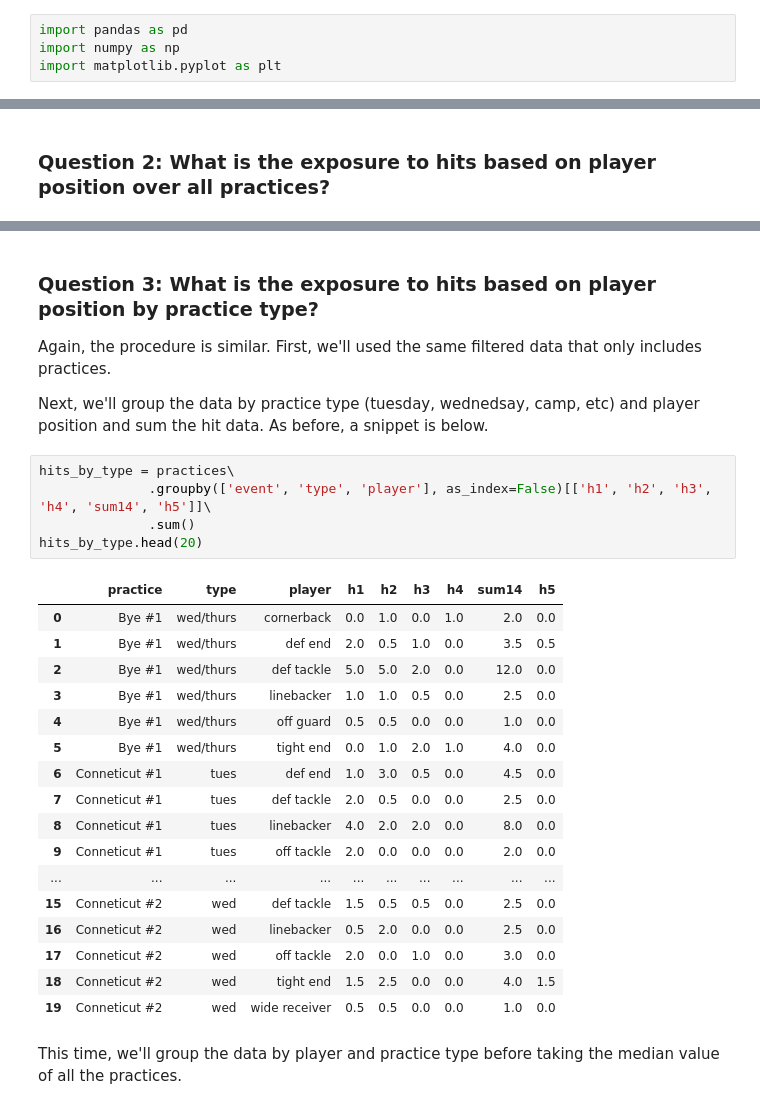
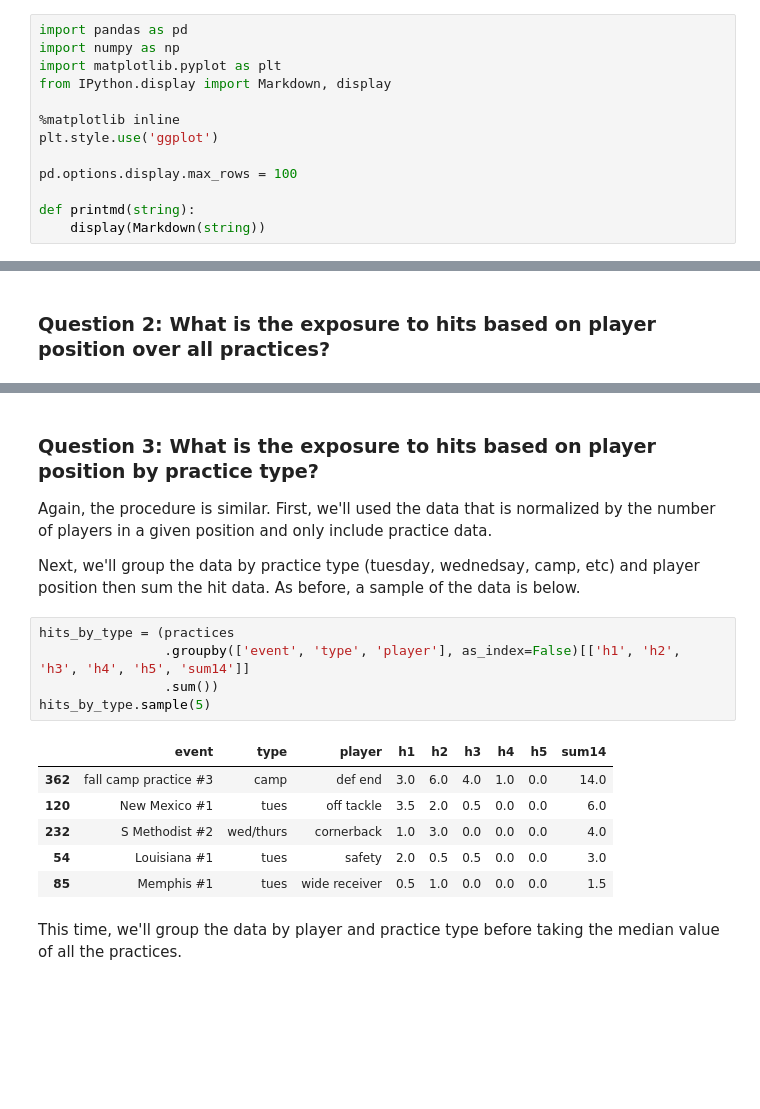
Before and after one commit to smhilde/ut_hits, a Jupyter notebook: ACC Aim 1 Description of Hit Exposure.ipynb, the cells around one changed output, grey strips where cells are left out. Drawn from its saved outputs; the diff is of its cells as text; blank space fills up the shorter version.

```diff
--- a/ACC Aim 1 Description of Hit Exposure.ipynb
+++ b/ACC Aim 1 Description of Hit Exposure.ipynb
@@ -8,6 +8,15 @@ The first step in the process was to compile the data from disperse tables into
 import pandas as pd
 import numpy as np
 import matplotlib.pyplot as plt
+from IPython.display import Markdown, display
+
+%matplotlib inline
+plt.style.use('ggplot')
+
+pd.options.display.max_rows = 100
+
+def printmd(string):
+    display(Markdown(string))
 # %%
 df_per_position = pd.read_csv('compiled_by_position.csv', index_col=0)
 df_per_position.head()
@@ -265,32 +211,21 @@ The code below does the same as for games (as above), but this time with the pra
 # %% [markdown]
 ### Question 3: What is the exposure to hits based on player position by practice type?
 
-Again, the procedure is similar. First, we'll used the same filtered data that only includes practices.
+Again, the procedure is similar. First, we'll used the data that is normalized by the number of players in a given position and only include practice data.
 
-Next, we'll group the data by practice type (tuesday, wednedsay, camp, etc) and player position and sum the hit data. As before, a snippet is below.
+Next, we'll group the data by practice type (tuesday, wednedsay, camp, etc) and player position then sum the hit data. As before, a sample of the data is below.
 # %%
-hits_by_type = practices\
-              .groupby(['event', 'type', 'player'], as_index=False)[['h1', 'h2', 'h3', 'h4', 'sum14', 'h5']]\
-              .sum()
-hits_by_type.head(20)
+hits_by_type = (practices
+                .groupby(['event', 'type', 'player'], as_index=False)[['h1', 'h2', 'h3', 'h4', 'h5', 'sum14']]
+                .sum())
+hits_by_type.sample(5)
 # %% [output]
-|  | practice | type | player | h1 | h2 | h3 | h4 | sum14 | h5 |
-| 0 | Bye #1 | wed/thurs | cornerback | 0.0 | 1.0 | 0.0 | 1.0 | 2.0 | 0.0 |
-| 1 | Bye #1 | wed/thurs | def end | 2.0 | 0.5 | 1.0 | 0.0 | 3.5 | 0.5 |
-| 2 | Bye #1 | wed/thurs | def tackle | 5.0 | 5.0 | 2.0 | 0.0 | 12.0 | 0.0 |
-| 3 | Bye #1 | wed/thurs | linebacker | 1.0 | 1.0 | 0.5 | 0.0 | 2.5 | 0.0 |
-| 4 | Bye #1 | wed/thurs | off guard | 0.5 | 0.5 | 0.0 | 0.0 | 1.0 | 0.0 |
-| 5 | Bye #1 | wed/thurs | tight end | 0.0 | 1.0 | 2.0 | 1.0 | 4.0 | 0.0 |
-| 6 | Conneticut #1 | tues | def end | 1.0 | 3.0 | 0.5 | 0.0 | 4.5 | 0.0 |
-| 7 | Conneticut #1 | tues | def tackle | 2.0 | 0.5 | 0.0 | 0.0 | 2.5 | 0.0 |
-| 8 | Conneticut #1 | tues | linebacker | 4.0 | 2.0 | 2.0 | 0.0 | 8.0 | 0.0 |
-| 9 | Conneticut #1 | tues | off tackle | 2.0 | 0.0 | 0.0 | 0.0 | 2.0 | 0.0 |
-| ... | ... | ... | ... | ... | ... | ... | ... | ... | ... |
-| 15 | Conneticut #2 | wed | def tackle | 1.5 | 0.5 | 0.5 | 0.0 | 2.5 | 0.0 |
-| 16 | Conneticut #2 | wed | linebacker | 0.5 | 2.0 | 0.0 | 0.0 | 2.5 | 0.0 |
-| 17 | Conneticut #2 | wed | off tackle | 2.0 | 0.0 | 1.0 | 0.0 | 3.0 | 0.0 |
-| 18 | Conneticut #2 | wed | tight end | 1.5 | 2.5 | 0.0 | 0.0 | 4.0 | 1.5 |
-| 19 | Conneticut #2 | wed | wide receiver | 0.5 | 0.5 | 0.0 | 0.0 | 1.0 | 0.0 |
+|  | event | type | player | h1 | h2 | h3 | h4 | h5 | sum14 |
+| 362 | fall camp practice #3 | camp | def end | 3.0 | 6.0 | 4.0 | 1.0 | 0.0 | 14.0 |
+| 120 | New Mexico #1 | tues | off tackle | 3.5 | 2.0 | 0.5 | 0.0 | 0.0 | 6.0 |
+| 232 | S Methodist #2 | wed/thurs | cornerback | 1.0 | 3.0 | 0.0 | 0.0 | 0.0 | 4.0 |
+| 54 | Louisiana #1 | tues | safety | 2.0 | 0.5 | 0.5 | 0.0 | 0.0 | 3.0 |
+| 85 | Memphis #1 | tues | wide receiver | 0.5 | 1.0 | 0.0 | 0.0 | 0.0 | 1.5 |
 # %% [markdown]
 This time, we'll group the data by player and practice type before taking the median value of all the practices.
 # %%
```
Also changed, not shown: parts of 36 cells of this notebook, 7 other files.
